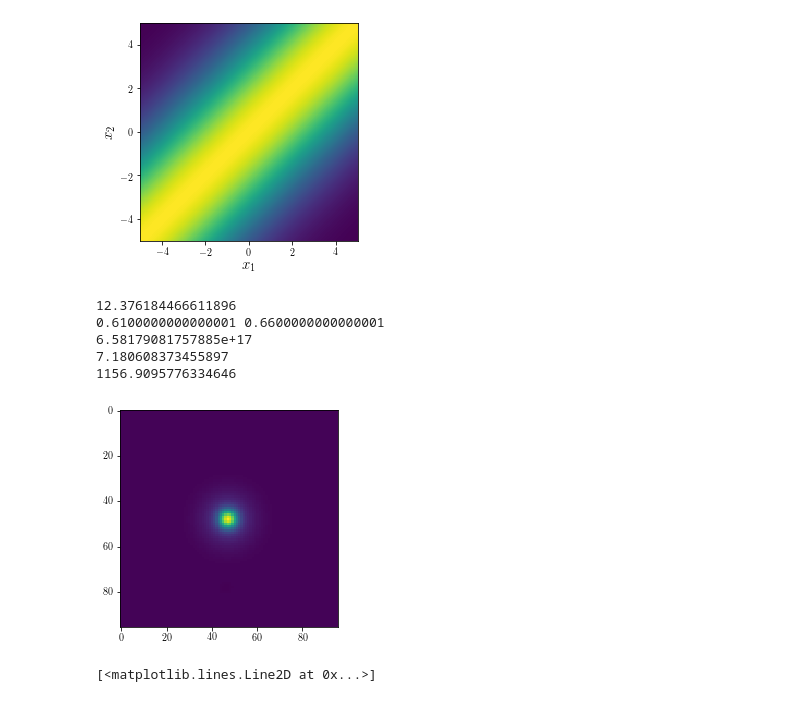
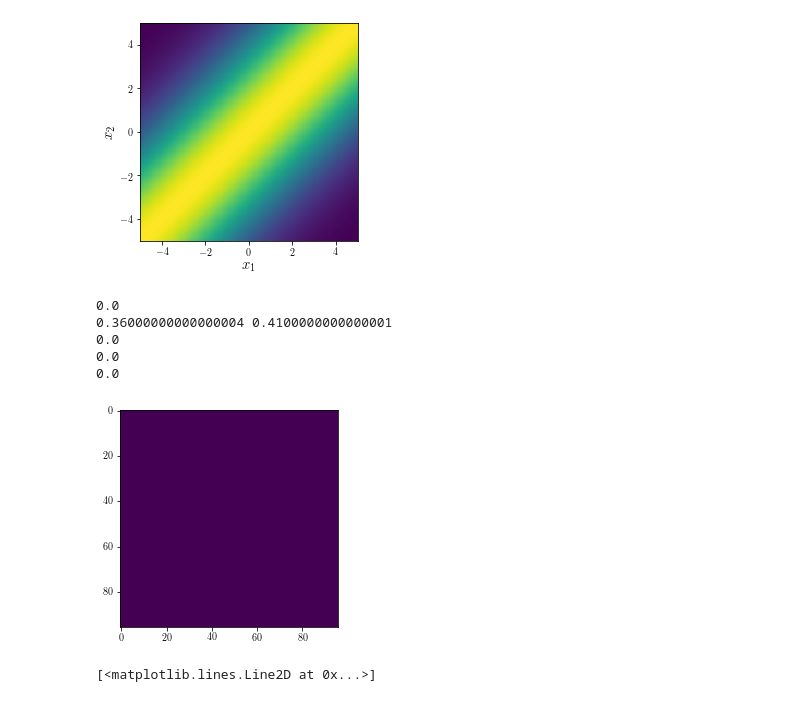
Before and after one commit to mr-superonion/splinv, a Jupyter notebook: notebook/process-test_from_sim_to_final.ipynb, the cells around one changed output. Drawn from its saved outputs; the diff is of its cells as text; code cells hidden in the pictures.

```diff
--- a/notebook/process-test_from_sim_to_final.ipynb
+++ b/notebook/process-test_from_sim_to_final.ipynb
@@ -23,7 +23,7 @@ cd wrkDir/stampSim/HSC-like
 # Simulation
 # %%
 iz  =   3
-im  =   5
+im  =   6
 
 log_m_array=np.linspace(13.5,15.5,9)
 z_array=np.linspace(0.01,1.01,9)
@@ -233,21 +211,21 @@ plt.ylabel(r'$x_2$',fontsize=15)
 Text(0, 0.5, '$x_2$')
 [figure]
 # %%
-ishow=12
+ishow=7
 plt.imshow(sparse3D.deltaR[ishow])
 print(np.abs(sparse3D.deltaR[ishow]).max())
 zav=sparse3D.zlBin[ishow]
 zmin=zav-sparse3D.zlscale/2.
 zmax=zav+sparse3D.zlscale/2.
 print(zmin,zmax)
 pix_mpc=halo.cosmo.Da(0.,0.51)*1./60./180.*np.pi
 print(halo.Sigma_M_bin(0.50,0.55)*np.sum(sparse3D.deltaR[ishow][24:72,24:72])*pix_mpc**2.)
 print(np.average(sparse3D.deltaR[ishow][44:52,44:52]))
 print(np.sum(sparse3D.deltaR[ishow]))
 # %% [output]
-12.376184466611896
-0.6100000000000001 0.6600000000000001
-6.58179081757885e+17
-7.180608373455897
-1156.9095776334646
+0.0
+0.36000000000000004 0.4100000000000001
+0.0
+0.0
+0.0
-[figure, old version]
+[figure, new version]
```
Also changed, not shown: parts of 19 cells of this notebook, 3 other files.
